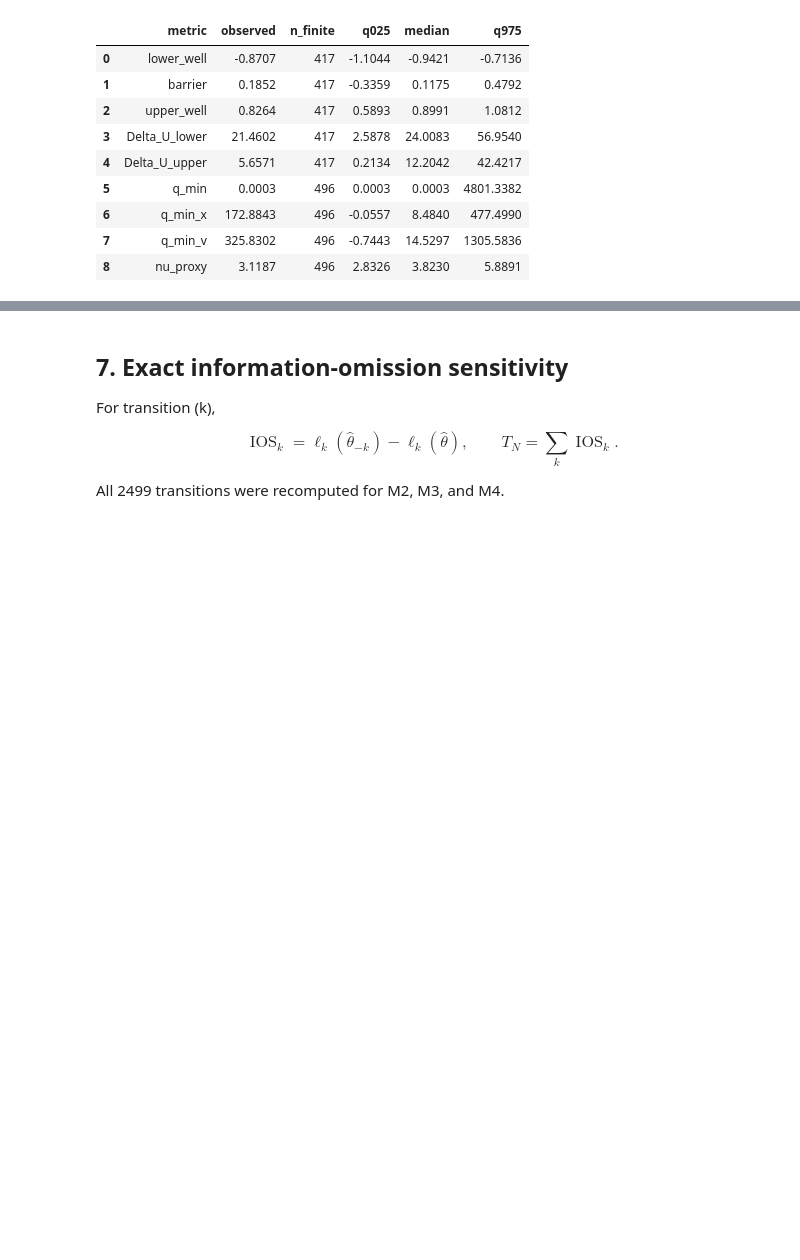
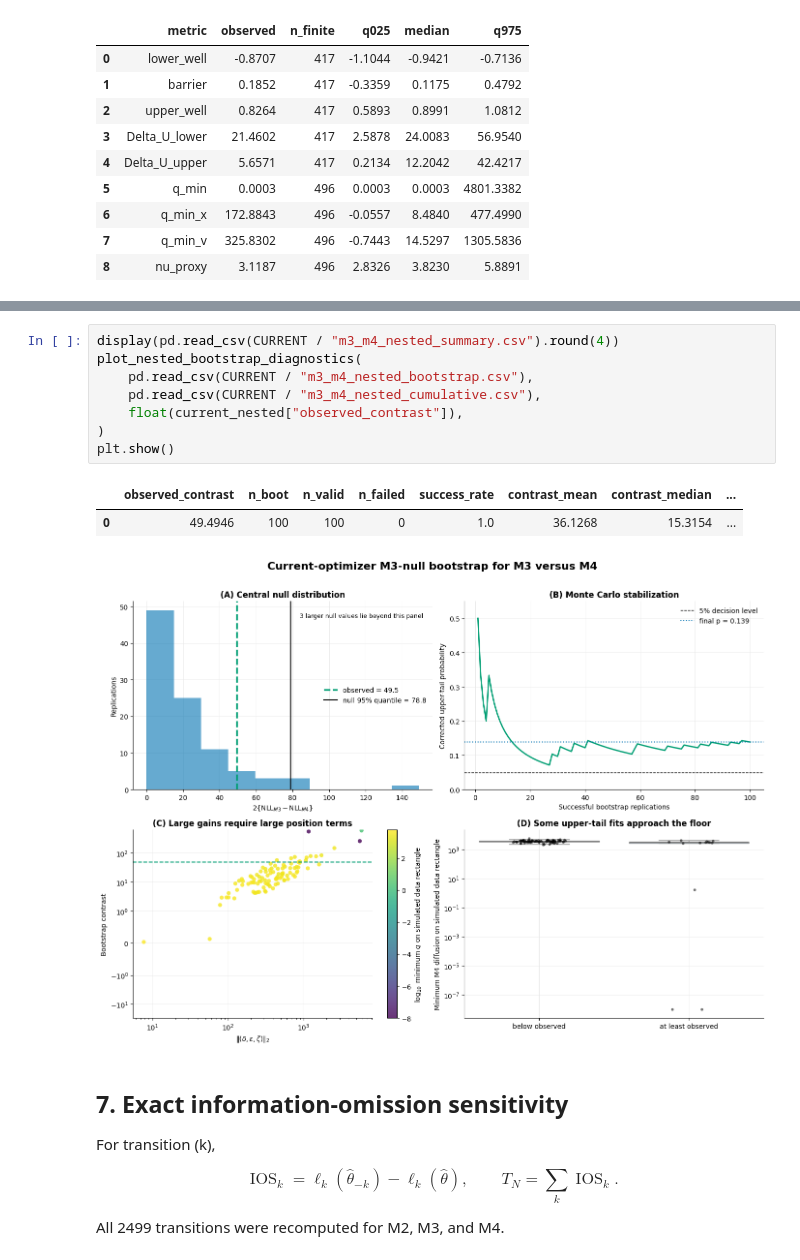
Before and after one commit to Luciferjjj/student-kramers-m4, a Jupyter notebook: notebooks/greenland_m4_analysis.ipynb, the cells around one changed output, grey strips where cells are left out. Drawn from its saved outputs; the diff is of its cells as text; blank space fills up the shorter version.

```diff
--- a/notebooks/greenland_m4_analysis.ipynb
+++ b/notebooks/greenland_m4_analysis.ipynb
@@ -351,3 +332,15 @@ plt.show()
+# %%
+display(pd.read_csv(CURRENT / "m3_m4_nested_summary.csv").round(4))
+plot_nested_bootstrap_diagnostics(
+    pd.read_csv(CURRENT / "m3_m4_nested_bootstrap.csv"),
+    pd.read_csv(CURRENT / "m3_m4_nested_cumulative.csv"),
+    float(current_nested["observed_contrast"]),
+)
+plt.show()
+# %% [output]
+|  | observed_contrast | n_boot | n_valid | n_failed | success_rate | contrast_mean | contrast_median | ... |
+| 0 | 49.4946 | 100 | 100 | 0 | 1.0 | 36.1268 | 15.3154 | ... |
+[figure, added]
 # %% [markdown]
 ## 7. Exact information-omission sensitivity
 
```
Also changed, not shown: parts of 12 cells of this notebook, 41 other files.
